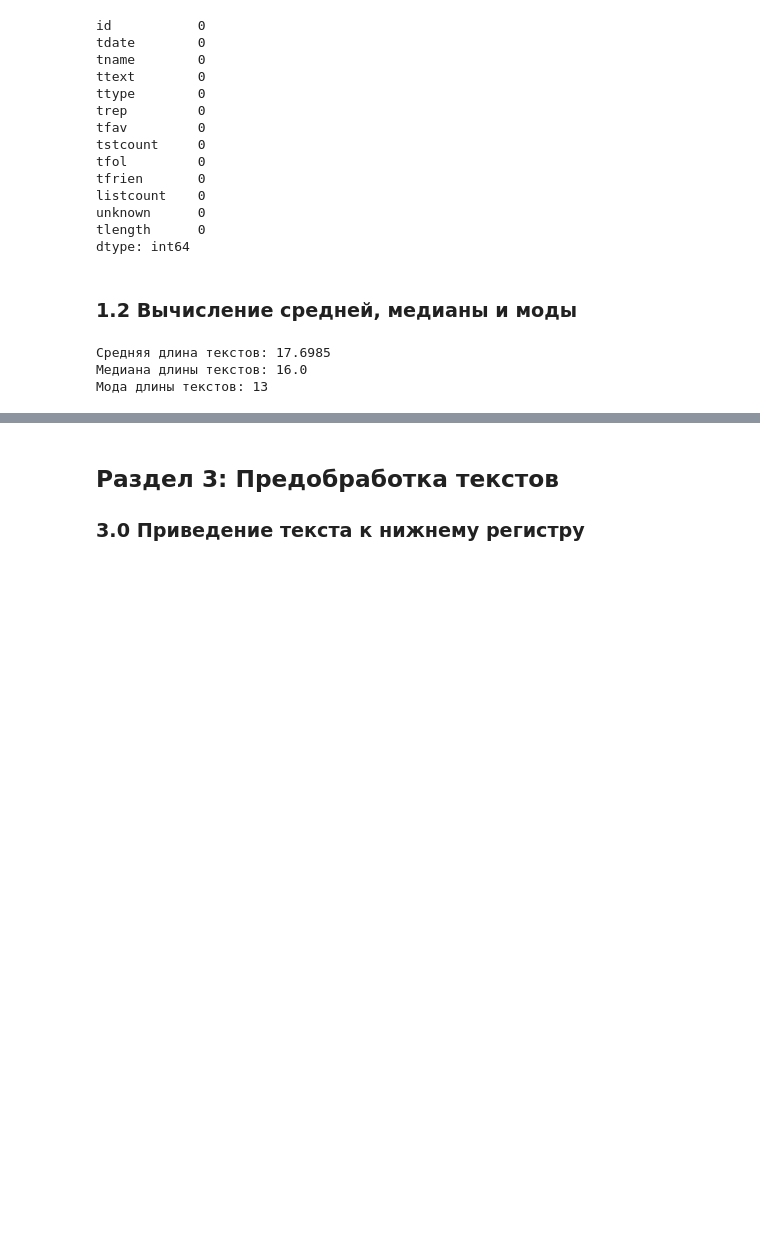
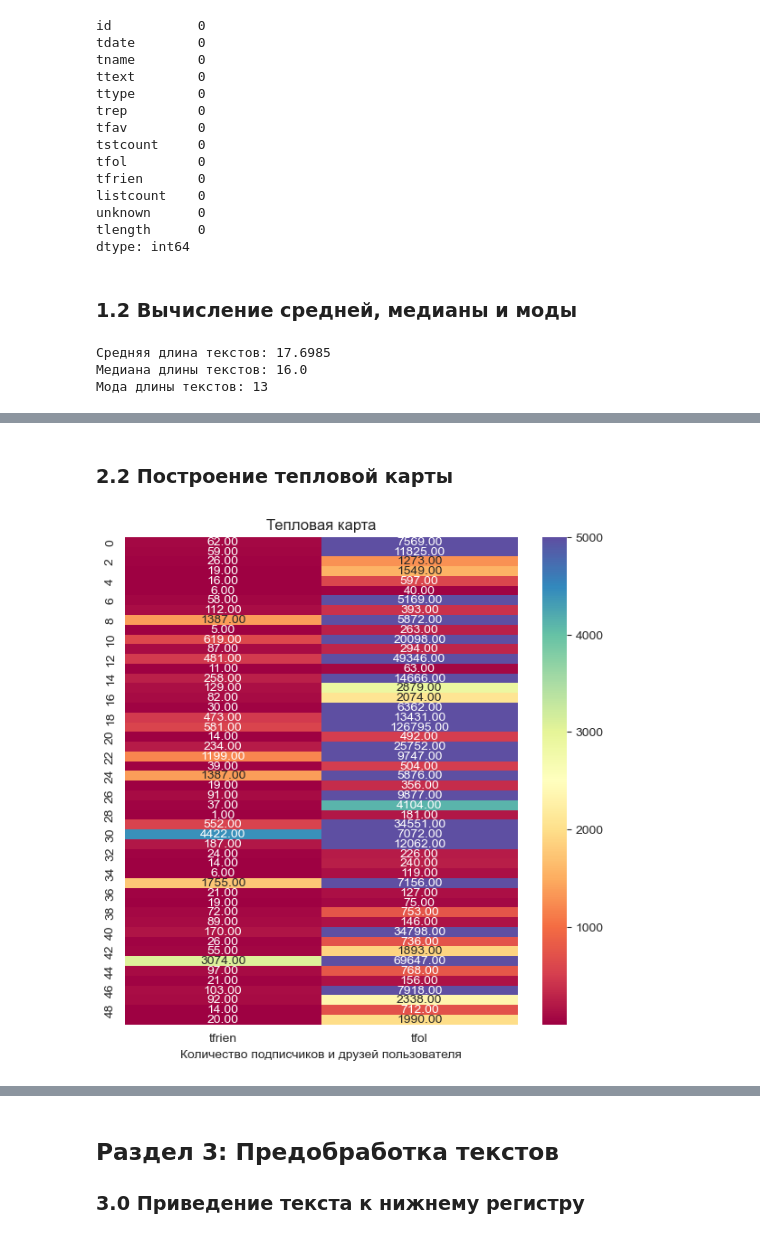
Before and after one commit to vadimpavliukevich/intro_to_ml_lab2, a Jupyter notebook: lab2.ipynb, the cells around one changed output, grey strips where cells are left out. Saved outputs shown, nothing was run; the diff lists cells and outputs as text; code cells hidden in the pictures; blank space fills up the shorter version.

```diff
--- a/lab2.ipynb
+++ b/lab2.ipynb
@@ -105,0 +136,12 @@ print(f'Средняя длина текстов: {statistics.mean(df["tlength"]
+# %% [markdown]
+### 2.2 Построение тепловой карты
+# %%
+
+plt.figure(figsize=(7, 7))
+sns.heatmap(df[[ "tfrien", 'tfol']].head(50), annot=True, cmap="Spectral", cbar=True, fmt='.2f', vmax=5000)
+plt.title("Тепловая карта")
+plt.xlabel('Количество подписчиков и друзей пользователя')
+
+plt.show()
+# %% [output]
+[figure, added]
```
Also changed, not shown: parts of 9 cells of this notebook.
